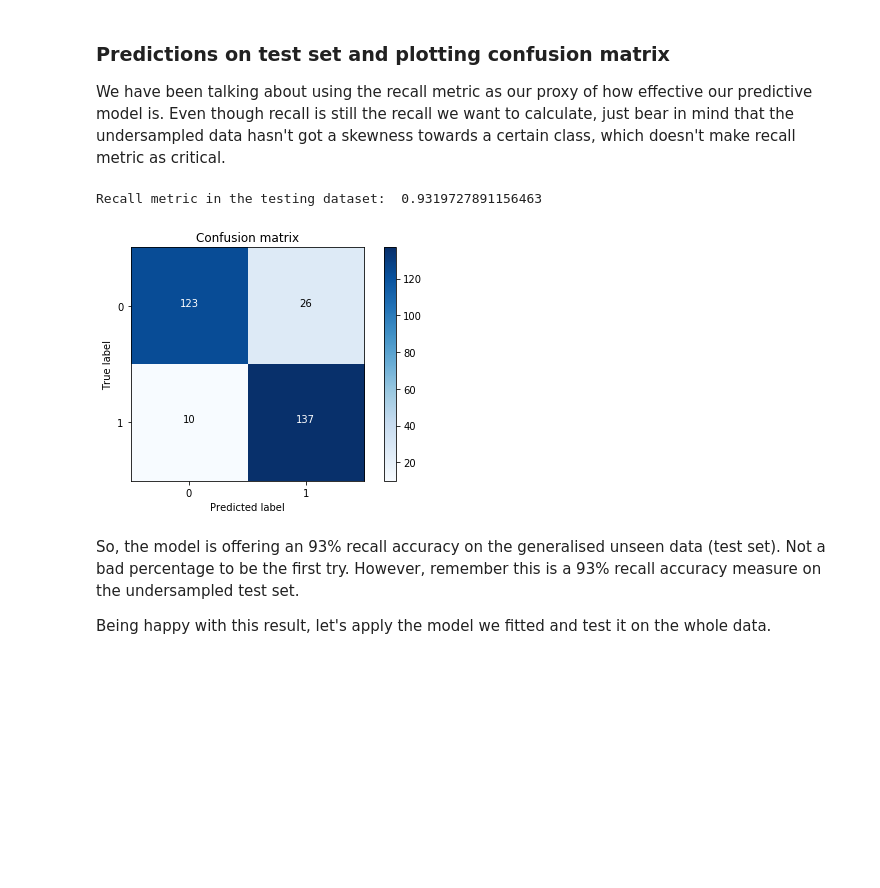
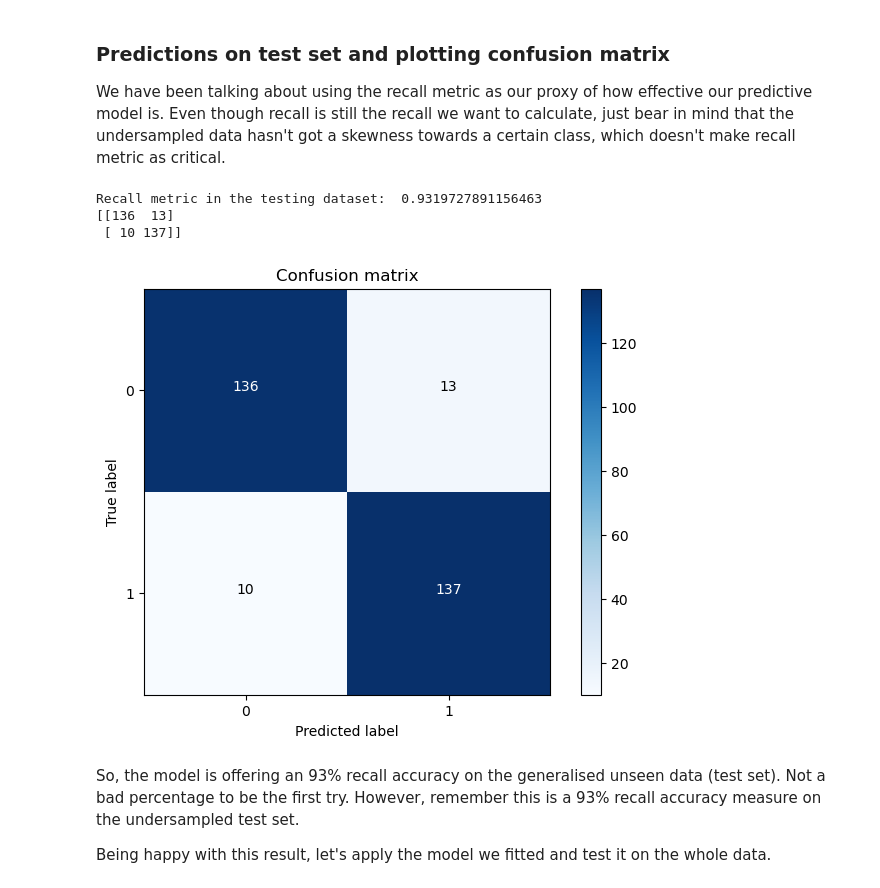
Before and after one commit to gaoshangdeakin/SIT384-Jupyter, a Jupyter notebook: SIT384P10A-Case study.ipynb, the cells around one changed output. Saved outputs shown, nothing was run; the diff lists cells and outputs as text; code cells hidden in the pictures; blank space fills up the shorter version.

```diff
--- a/SIT384P10A-Case study.ipynb
+++ b/SIT384P10A-Case study.ipynb
@@ -315,26 +318,34 @@ We have been talking about using the recall metric as our proxy of how effective
 # %%
 # Use this best C_parameter to build the final model with the undersample training dataset and
 #predict the classes in the undersample test dataset
 lr = LogisticRegression(solver='liblinear', C = best_c_undersample, penalty = 'l1')
 lr.fit(X_train_undersample,y_train_undersample.values.ravel())
-y_pred_undersample = lr.predict(X_test_undersample.values)
+
+#commented out by Shang due to warning:
+#X does not have valid feature names, but LogisticRegression was fitted with feature names
+#y_pred_undersample = lr.predict(X_test_undersample.values
+y_pred_undersample = lr.predict(X_test_undersample)
+
 
 # Compute confusion matrix
 cnf_matrix = confusion_matrix(y_test_undersample,y_pred_undersample)
 np.set_printoptions(precision=2)
 
 print("Recall metric in the testing dataset: ", cnf_matrix[1,1]/(cnf_matrix[1,0]+cnf_matrix[1,1]))
+print(cnf_matrix)
 
 # Plot non-normalized confusion matrix
 class_names = [0,1]
 plt.figure()
 plot_confusion_matrix(cnf_matrix
                       , classes=class_names
                       , title='Confusion matrix')
 plt.show()
 # %% [output]
 Recall metric in the testing dataset:  0.9319727891156463
+[[136  13]
+ [ 10 137]]
-[figure, old version]
+[figure, new version]
 # %% [markdown]
 So, the model is offering an 93% recall accuracy on the generalised unseen data (test set). Not a bad percentage to be the first try. However, remember this is a 93% recall accuracy measure on the undersampled test set.
 
```
Also changed, not shown: parts of 10 cells of this notebook.
